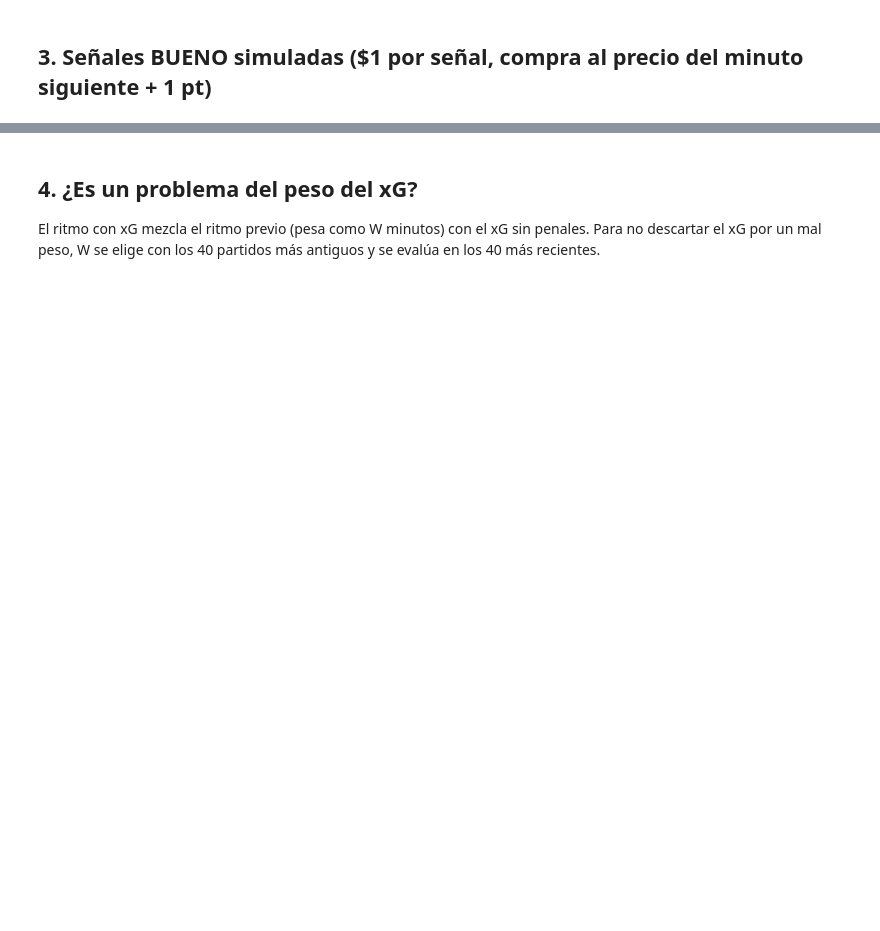
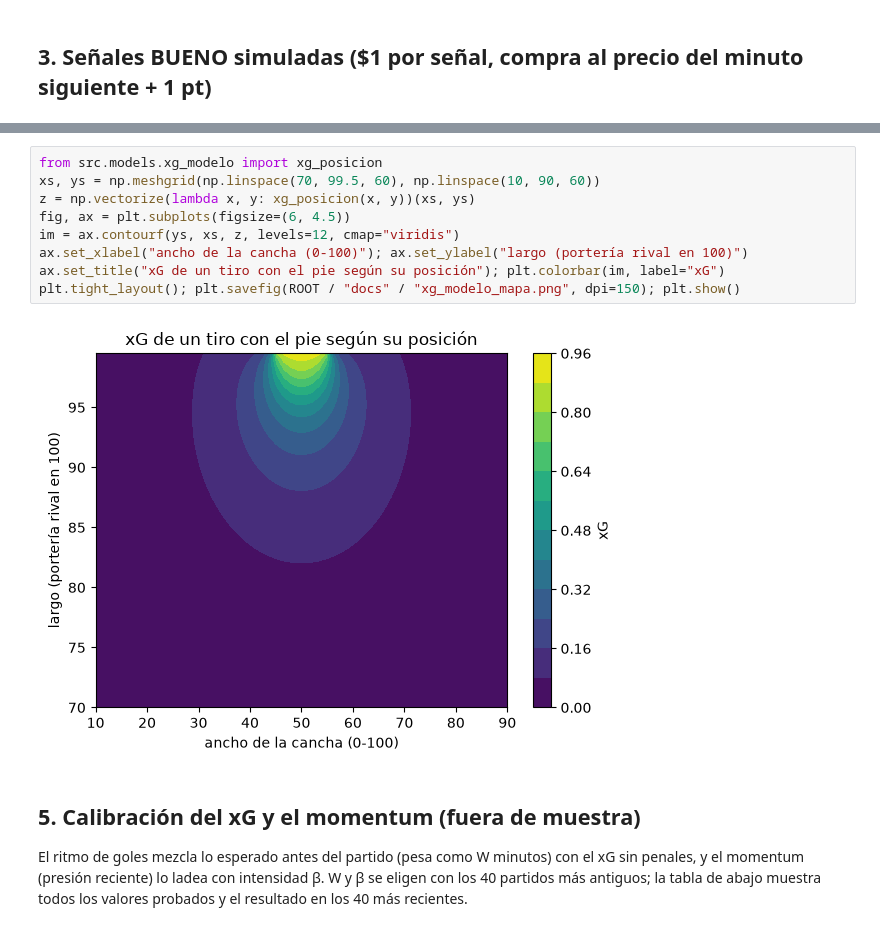
Before and after one commit to 0260932/datos-masivos-champions-league, a Jupyter notebook: notebooks/03_backtest_xg_mercado.ipynb, the cells around one changed output, grey strips where cells are left out. Drawn from its saved outputs; the diff is of its cells as text; blank space fills up the shorter version.

```diff
--- a/notebooks/03_backtest_xg_mercado.ipynb
+++ b/notebooks/03_backtest_xg_mercado.ipynb
@@ -104,5 +130,17 @@ pd.DataFrame(resultados["senales"]).round(3)
+# %%
+from src.models.xg_modelo import xg_posicion
+xs, ys = np.meshgrid(np.linspace(70, 99.5, 60), np.linspace(10, 90, 60))
+z = np.vectorize(lambda x, y: xg_posicion(x, y))(xs, ys)
+fig, ax = plt.subplots(figsize=(6, 4.5))
+im = ax.contourf(ys, xs, z, levels=12, cmap="viridis")
+ax.set_xlabel("ancho de la cancha (0-100)"); ax.set_ylabel("largo (portería rival en 100)")
+ax.set_title("xG de un tiro con el pie según su posición"); plt.colorbar(im, label="xG")
+plt.tight_layout(); plt.savefig(ROOT / "docs" / "xg_modelo_mapa.png", dpi=150); plt.show()
+# %% [output]
+[figure, added]
 # %% [markdown]
-## 4. ¿Es un problema del peso del xG?
+## 5. Calibración del xG y el momentum (fuera de muestra)
 
-El ritmo con xG mezcla el ritmo previo (pesa como W minutos) con el xG sin penales. Para no descartar el xG por
-un mal peso, W se elige con los 40 partidos más antiguos y se evalúa en los 40 más recientes.
+El ritmo de goles mezcla lo esperado antes del partido (pesa como W minutos) con el xG sin penales, y el momentum
+(presión reciente) lo ladea con intensidad β. W y β se eligen con los 40 partidos más antiguos; la tabla de abajo
+muestra todos los valores probados y el resultado en los 40 más recientes.
```
Also changed, not shown: parts of 12 cells of this notebook, 15 other files.
